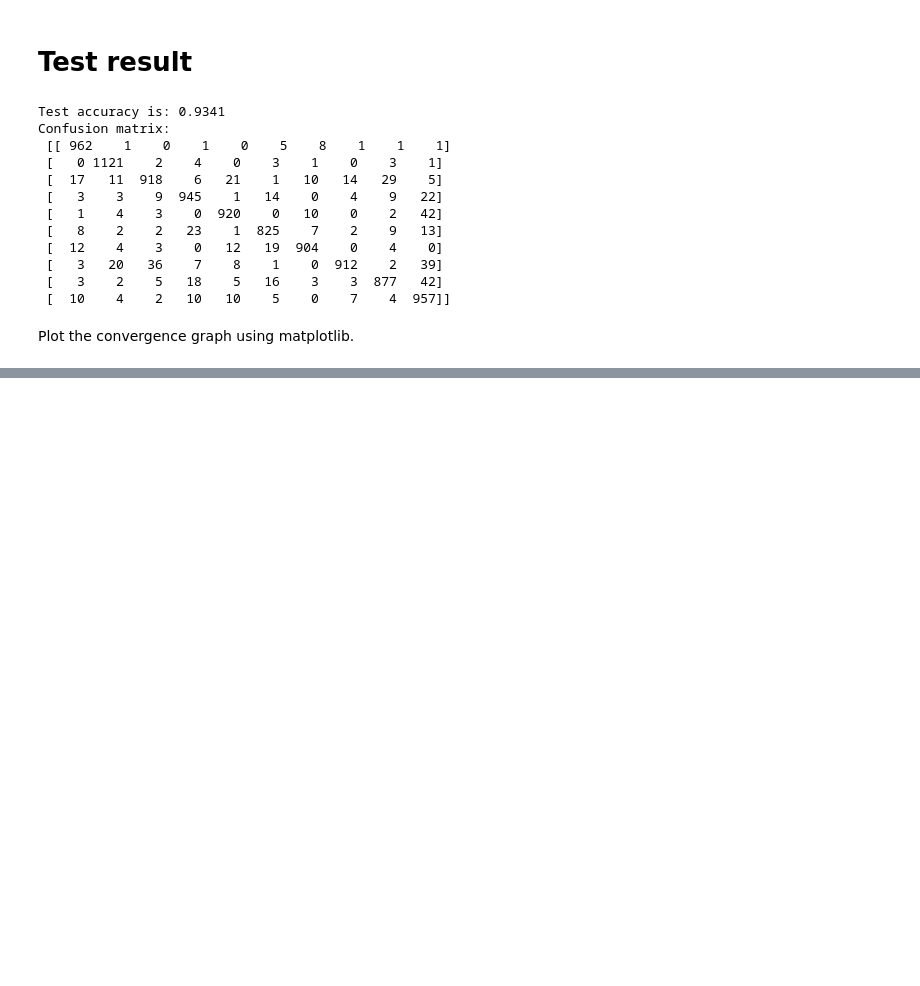
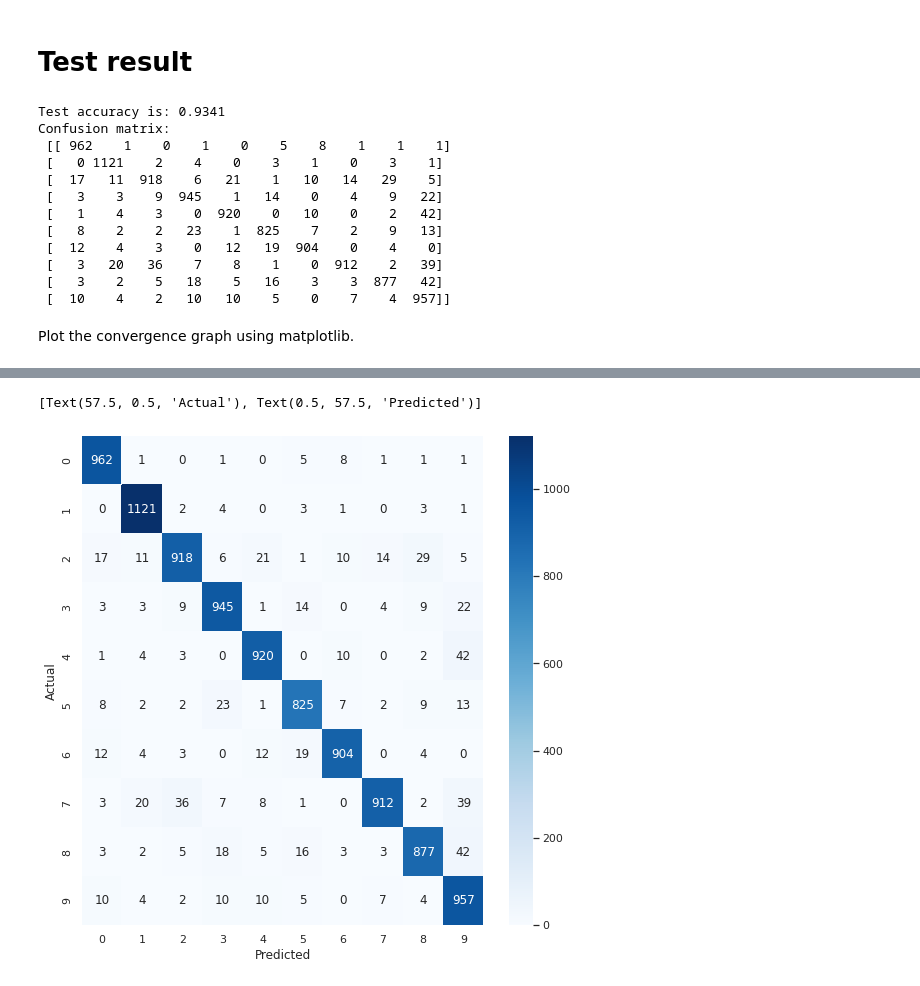
Before and after one commit to maorong-wang/MLMP-assignment-LeNet-5-from-scratch, a Jupyter notebook: LeNet-5.ipynb, the cells around one changed output, grey strips where cells are left out. Cells and saved outputs as stored; diff of their text form; code cells hidden in the pictures; blank space fills up the shorter version.

```diff
--- a/LeNet-5.ipynb
+++ b/LeNet-5.ipynb
@@ -432,0 +436,8 @@ plt.show()
+# %%
+import seaborn as sns
+sns.set(rc={'figure.figsize':(9,9)})
+s = sns.heatmap(confusion_matrix, annot=True, cmap="Blues", fmt="d")
+s.set(xlabel='Predicted', ylabel='Actual')
+# %% [output]
+[Text(57.5, 0.5, 'Actual'), Text(0.5, 57.5, 'Predicted')]
+[figure, added]
```
Also changed, not shown: parts of 2 cells of this notebook.
